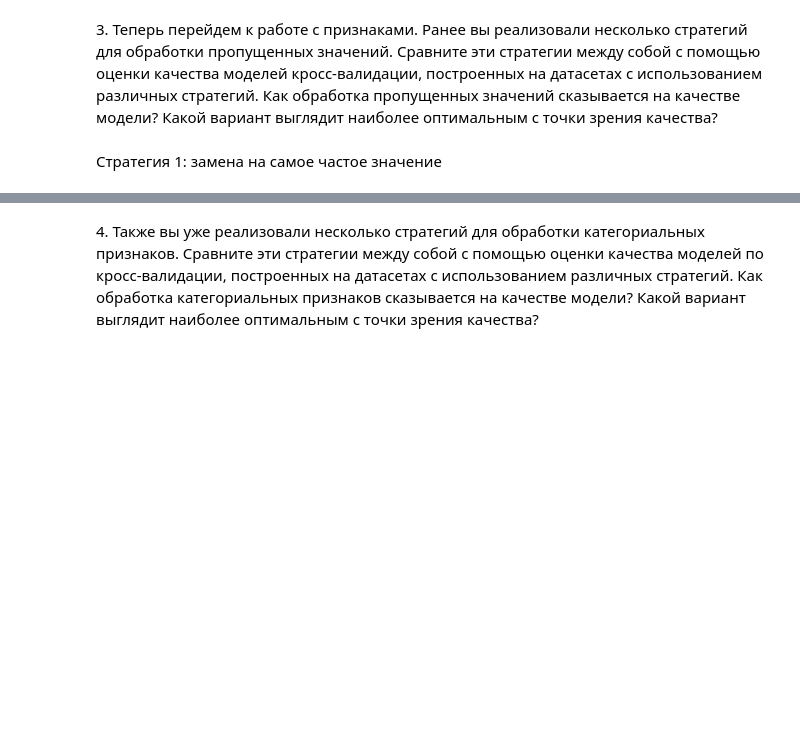
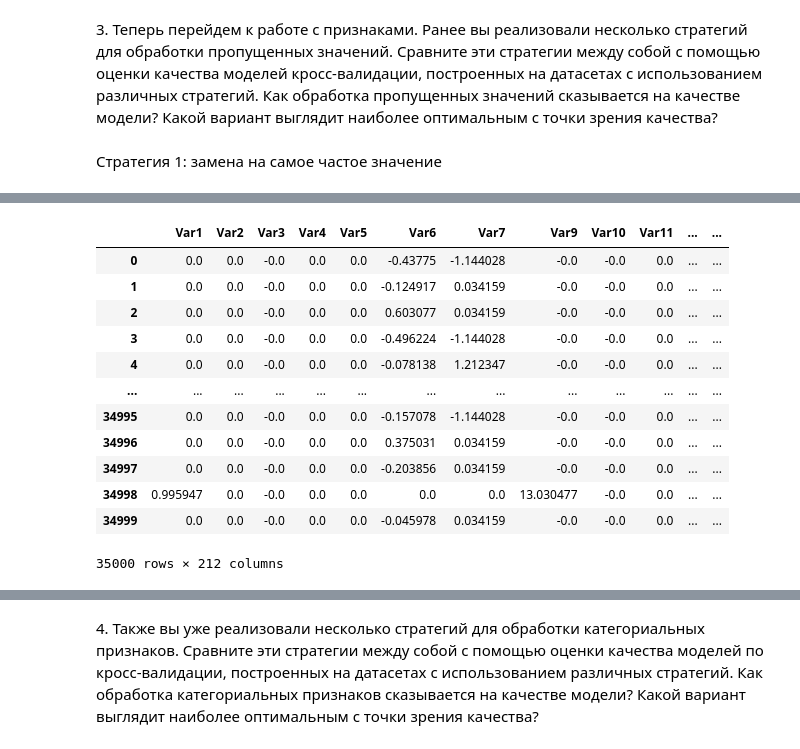
Before and after one commit to Uniholder/Specialization-Yandex-MIPT, a Jupyter notebook: 6_Final_projects/2_churn_prediction/week_5.ipynb, the cells around one changed output, grey strips where cells are left out. Drawn from its saved outputs; the diff is of its cells as text; code cells hidden in the pictures; blank space fills up the shorter version.

```diff
--- a/6_Final_projects/2_churn_prediction/week_5.ipynb
+++ b/6_Final_projects/2_churn_prediction/week_5.ipynb
@@ -345,6 +360,6 @@ preprocessor_pipeline = Pipeline([
 # %%
 %%time
 X_train = preprocessor_pipeline.fit_transform(df_train)
-X_valid = preprocessor_pipeline.fit_transform(df_ho)
+X_valid = preprocessor_pipeline.transform(df_ho)
 X_train
 # %% [output]
@@ -353,3 +368,16 @@ Wall time: 1.76 s
+|  | Var1 | Var2 | Var3 | Var4 | Var5 | Var6 | Var7 | Var9 | Var10 | Var11 | ... | ... |
+| 0 | 0.0 | 0.0 | -0.0 | 0.0 | 0.0 | -0.43775 | -1.144028 | -0.0 | -0.0 | 0.0 | ... | ... |
+| 1 | 0.0 | 0.0 | -0.0 | 0.0 | 0.0 | -0.124917 | 0.034159 | -0.0 | -0.0 | 0.0 | ... | ... |
+| 2 | 0.0 | 0.0 | -0.0 | 0.0 | 0.0 | 0.603077 | 0.034159 | -0.0 | -0.0 | 0.0 | ... | ... |
+| 3 | 0.0 | 0.0 | -0.0 | 0.0 | 0.0 | -0.496224 | -1.144028 | -0.0 | -0.0 | 0.0 | ... | ... |
+| 4 | 0.0 | 0.0 | -0.0 | 0.0 | 0.0 | -0.078138 | 1.212347 | -0.0 | -0.0 | 0.0 | ... | ... |
+| ... | ... | ... | ... | ... | ... | ... | ... | ... | ... | ... | ... | ... |
+| 34995 | 0.0 | 0.0 | -0.0 | 0.0 | 0.0 | -0.157078 | -1.144028 | -0.0 | -0.0 | 0.0 | ... | ... |
+| 34996 | 0.0 | 0.0 | -0.0 | 0.0 | 0.0 | 0.375031 | 0.034159 | -0.0 | -0.0 | 0.0 | ... | ... |
+| 34997 | 0.0 | 0.0 | -0.0 | 0.0 | 0.0 | -0.203856 | 0.034159 | -0.0 | -0.0 | 0.0 | ... | ... |
+| 34998 | 0.995947 | 0.0 | -0.0 | 0.0 | 0.0 | 0.0 | 0.0 | 13.030477 | -0.0 | 0.0 | ... | ... |
+| 34999 | 0.0 | 0.0 | -0.0 | 0.0 | 0.0 | -0.045978 | 0.034159 | -0.0 | -0.0 | 0.0 | ... | ... |
+35000 rows × 212 columns
 # %%
 model = CatBoostClassifier(
     max_depth=6,
```
Also changed, not shown: parts of 23 cells of this notebook, 4 other files.
